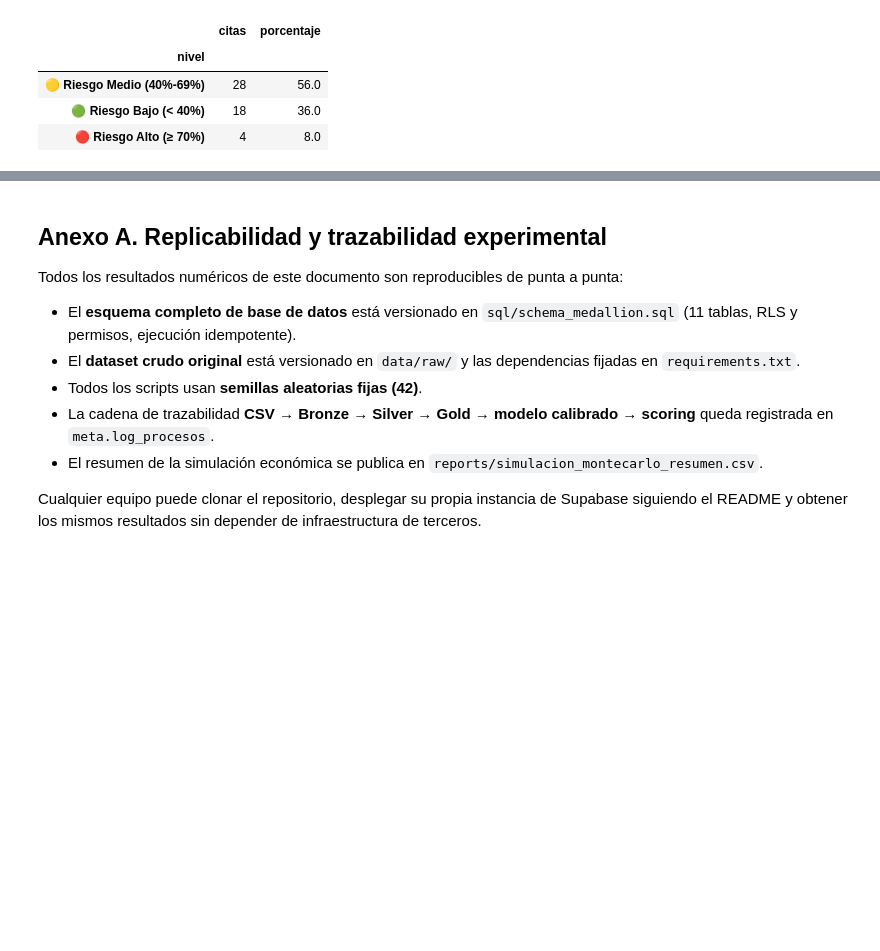
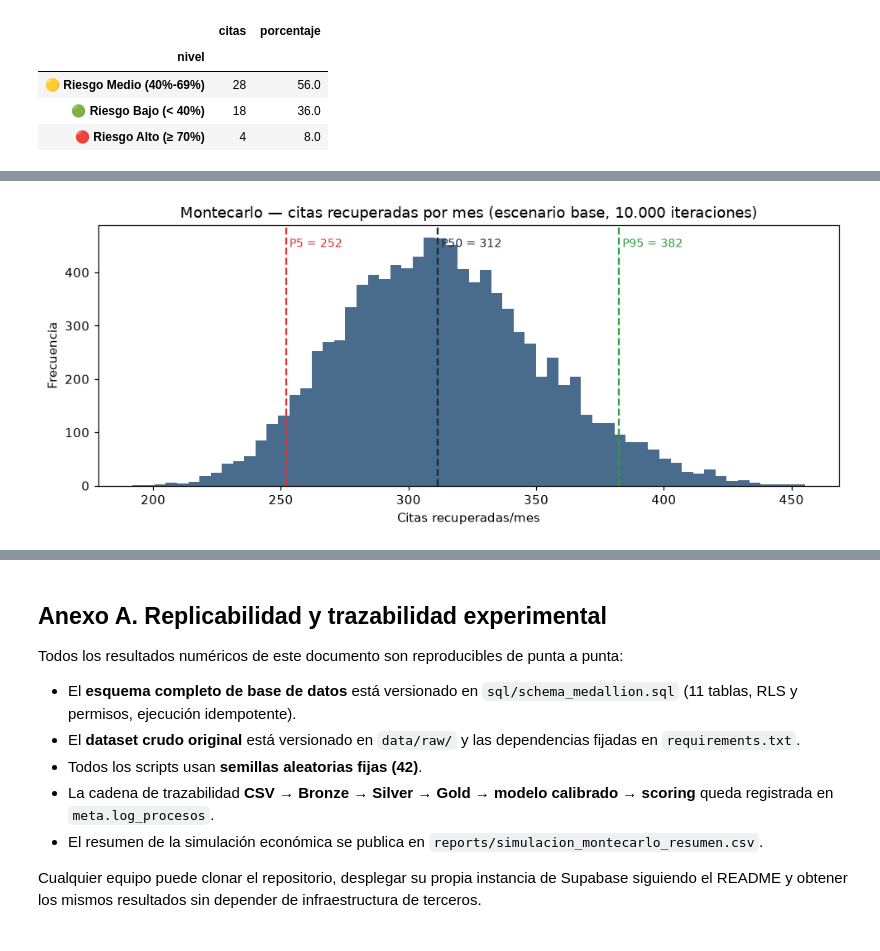
Before and after one commit to 1VEAO/PROYECTO_PRODUCTIVO_IIIA_CITAS_MEDICAS, a Jupyter notebook: notebook/01_informe_cpp2_ejecutable.ipynb, the cells around one changed output, grey strips where cells are left out. Cells and saved outputs as stored; diff of their text form; code cells hidden in the pictures; blank space fills up the shorter version.

```diff
--- a/notebook/01_informe_cpp2_ejecutable.ipynb
+++ b/notebook/01_informe_cpp2_ejecutable.ipynb
@@ -390,0 +589,25 @@ resumen_riesgo.set_index('nivel')
+# %%
+if 'sim_mc' not in globals():
+    spec = importlib.util.spec_from_file_location('sim_mc', '../src/07_simulacion_montecarlo.py')
+    sim_mc = importlib.util.module_from_spec(spec)
+    spec.loader.exec_module(sim_mc)
+
+rng_base = np.random.default_rng(sim_mc.SEMILLA + sim_mc.SEMILLA_ESCENARIO['Base'])
+recuperadas_base, costo_actual, costo_interv, costo_contactos = sim_mc.simular_escenario(
+    rng_base, sim_mc.ESCENARIOS['Base'])
+
+p5, p50, p95 = np.percentile(recuperadas_base, [5, 50, 95])
+fig, ax = plt.subplots(figsize=(9, 3.8), dpi=110)
+ax.hist(recuperadas_base, bins=60, color='#0d3b66', alpha=0.75)
+for v, etiqueta, color in [(p5, f'P5 = {p5:,.0f}', '#e03131'),
+                           (p50, f'P50 = {p50:,.0f}', '#1e293b'),
+                           (p95, f'P95 = {p95:,.0f}', '#2f9e44')]:
+    ax.axvline(v, color=color, linestyle='--', linewidth=1.5)
+    ax.text(v, ax.get_ylim()[1]*0.95, ' ' + etiqueta, color=color, fontsize=9, va='top')
+ax.set_title('Montecarlo — citas recuperadas por mes (escenario base, 10.000 iteraciones)')
+ax.set_xlabel('Citas recuperadas/mes')
+ax.set_ylabel('Frecuencia')
+plt.tight_layout()
+plt.show()
+# %% [output]
+[figure, added]
```
Also changed, not shown: parts of 11 cells of this notebook.
